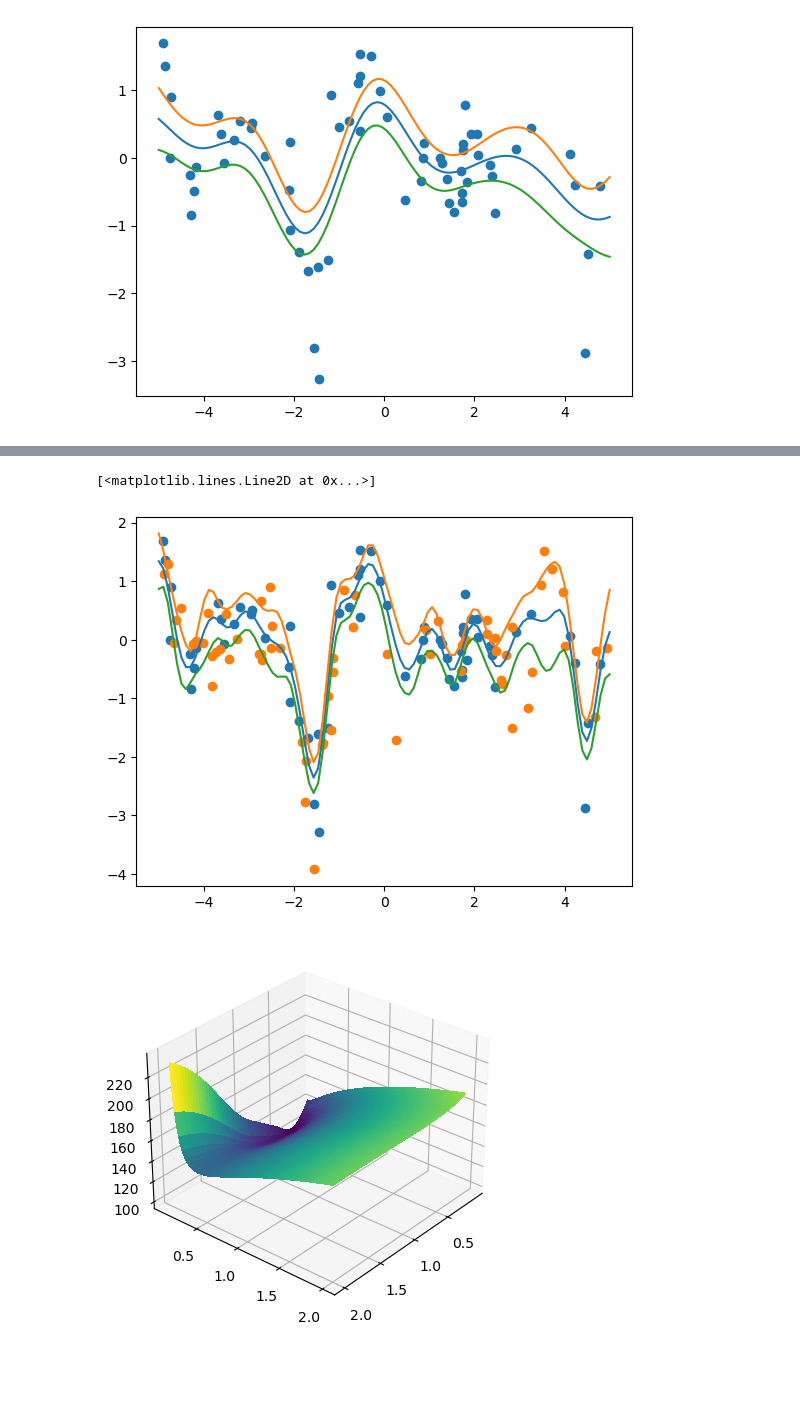
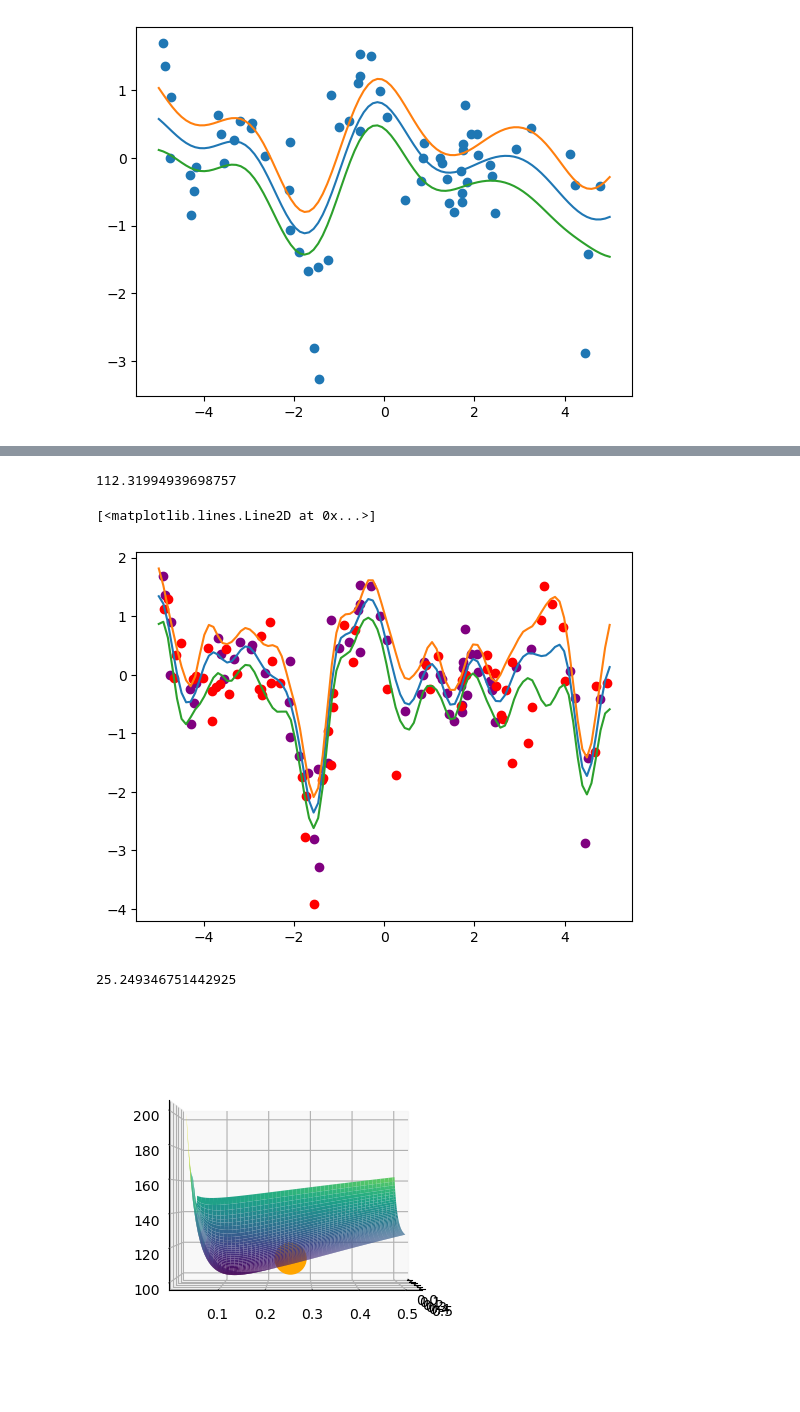
Before and after one commit to asaha1203/cx-4803, a Jupyter notebook: hw_6/hw_6_q2.ipynb, the cells around one changed output, grey strips where cells are left out. Drawn from its saved outputs; the diff is of its cells as text; code cells hidden in the pictures; blank space fills up the shorter version.

```diff
--- a/hw_6/hw_6_q2.ipynb
+++ b/hw_6/hw_6_q2.ipynb
@@ -77,7 +78,7 @@ def grad_NLL(x, y, s, sigma2):
 
     return d_s, d_sigma2
 # %%
-steps = 1000
+steps = 5000
 
 lr = 0.001
 s = 1
@@ -85,8 +86,6 @@ sigma2 = 1
 best = 1000
 
 for i in range(steps):
-    NLLc = NLL(x_train, y_train, s, sigma2)
-
     d_s, d_sigma2 = grad_NLL(x_train, y_train, s, sigma2)
 
     s = s - lr * d_s
@@ -95,6 +94,5 @@ for i in range(steps):
     NLLn = NLL(x_train, y_train, s, sigma2)
 
     best = min(best, NLLn)
-
 print(s,sigma2)
 # %% [output]
@@ -102,2 +100,6 @@ print(s,sigma2)
+# %%
+best
+# %% [output]
+112.31994939698757
 # %%
 #compute new predictions
@@ -111,20 +117,24 @@ omean, ocov = gpr(x_train, x_test, y_train, os, osigma2)
 # %%
-x_values = np.linspace(-5,5,100)
-plt.scatter(x_train, y_train)
-plt.scatter(x_test, y_test)
+#plot new fit
+plt.scatter(x_train, y_train, color = "purple")
+plt.scatter(x_test, y_test,color = "red")
 plt.plot(x_values, tvmean)
 plt.plot(x_values, tvmean + np.sqrt(np.diag(tvcov)))
 plt.plot(x_values, tvmean - np.sqrt(np.diag(tvcov)))
 # %% [output]
 [<matplotlib.lines.Line2D at 0x...>]
-[figure, old version]
+[figure, new version]
 # %%
 MSE1 = np.sum((tmean - y_test)**2)
 MSE2 = np.sum((omean - y_test)**2)
+# %%
+MSE1
+# %% [output]
+25.249346751442925
 # %%
-nx = 200
-s_values = np.linspace(0.1,2,nx)
-sigma_values = np.linspace(0.1,2,nx)
+nx = 100
+s_values = np.linspace(0.01,0.5,nx)
+sigma_values = np.linspace(0.03,0.5,nx)
 s_v, s2_v = np.meshgrid(s_values, sigma_values)
 mNLL = np.zeros((len(s_values),len(sigma_values)))
 
@@ -132,15 +142,9 @@ for i in range(nx):
     for j in range(nx):
         mNLL[i,j] = NLL(x_train, y_train, s_v[i,j],s2_v[i,j])
 # %%
-import matplotlib.pyplot as plt
-import numpy as np
-
-from matplotlib import cm
-from matplotlib.ticker import LinearLocator
-
 fig, ax = plt.subplots(subplot_kw={"projection": "3d"})
-surf = ax.plot_surface(s_v, s2_v, mNLL, cmap=cm.viridis,linewidth=0, antialiased=False)
-ax.scatter(s, sigma2, NLL(x_train, y_train, s, sigma2), s=100)
-ax.view_init(30, 40)
+ax.scatter(s,sigma2, best, s=500, color="orange")
+surf = ax.plot_surface(s_v, s2_v, mNLL, cmap=cm.viridis,linewidth=0)
+ax.view_init(0, 0)
 # %% [output]
-[figure, old version]
+[figure, new version]
```
Also changed, not shown: parts of 8 cells of this notebook.
